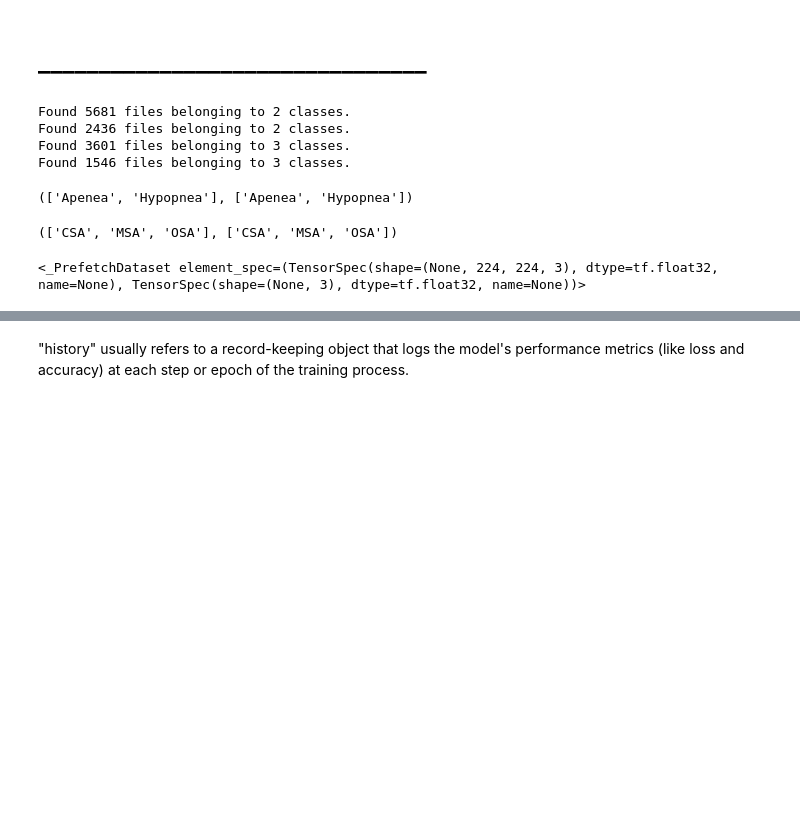
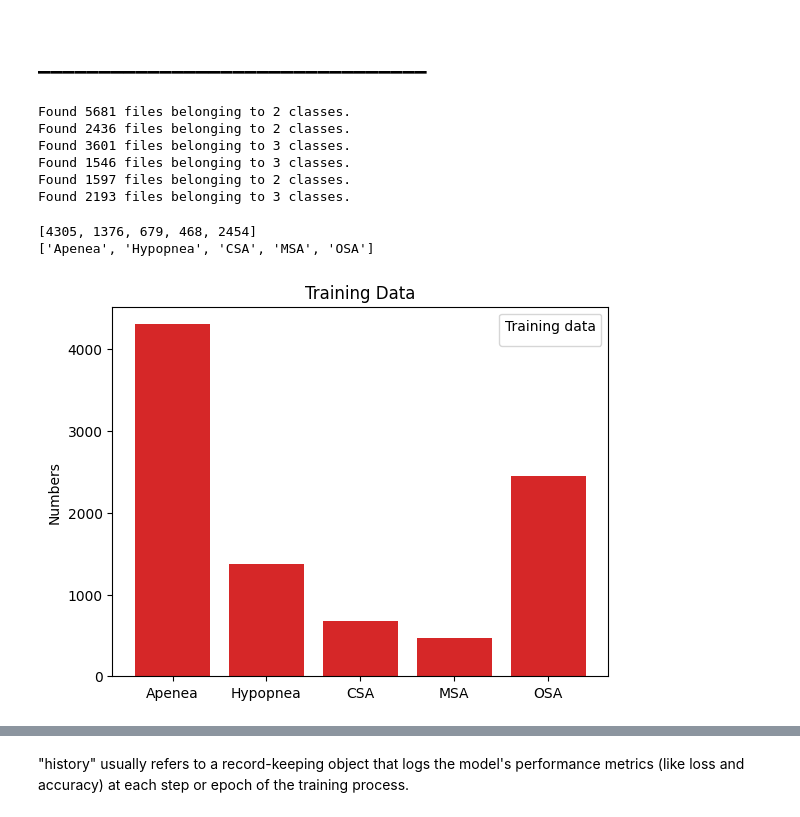
Before and after one commit to poudelef/Hierarchy-Model, a Jupyter notebook: STFT.ipynb, the cells around one changed output, grey strips where cells are left out. Cells and saved outputs as stored; diff of their text form; code cells hidden in the pictures; blank space fills up the shorter version.

```diff
--- a/STFT.ipynb
+++ b/STFT.ipynb
@@ -323,4 +243,5 @@ test_a_dir = path+"/HSA_2_test"
 # %%
+import tensorflow as tf
 IMG_SIZE = (224,224)
 BATCH_SIZE = 32
 
@@ -347,20 +268,63 @@ test_a_data = tf.keras.preprocessing.image_dataset_from_directory(test_a_dir,
                                                                 batch_size = BATCH_SIZE,
                                                                 label_mode ="categorical",
                                                                 shuffle=True)
+
+H1_test_data = tf.keras.preprocessing.image_dataset_from_directory(H1_test_30_people,
+                                                                   image_size = IMG_SIZE,
+                                                                   batch_size = BATCH_SIZE,
+                                                                   label_mode = "categorical",
+                                                                   shuffle = True,
+                                                                   )
+
+H2_test_data = tf.keras.preprocessing.image_dataset_from_directory(H2_test_30_people,
+                                                                   image_size = IMG_SIZE,
+                                                                   batch_size = BATCH_SIZE,
+                                                                   label_mode = "categorical",
+                                                                   shuffle = True,
+                                                                   )
 # %% [output]
 Found 5681 files belonging to 2 classes.
 Found 2436 files belonging to 2 classes.
 Found 3601 files belonging to 3 classes.
 Found 1546 files belonging to 3 classes.
+Found 1597 files belonging to 2 classes.
+Found 2193 files belonging to 3 classes.
-# %%
-train_m_data.class_names, test_m_data.class_names
-# %% [output]
-(['Apenea', 'Hypopnea'], ['Apenea', 'Hypopnea'])
-# %%
-train_a_data.class_names, test_a_data.class_names
-# %% [output]
-(['CSA', 'MSA', 'OSA'], ['CSA', 'MSA', 'OSA'])
-# %%
-train_a_data
-# %% [output]
-<_PrefetchDataset element_spec=(TensorSpec(shape=(None, 224, 224, 3), dtype=tf.float32, name=None), TensorSpec(shape=(None, 3), dtype=tf.float32, name=None))>
+# %%
+
+a = os.listdir("/content/drive/MyDrive/DeepLearning_data_2type_auto/train/Apenea/")
+h = os.listdir("/content/drive/MyDrive/DeepLearning_data_2type_auto/train/Hypopnea//")
+c = os.listdir("/content/drive/MyDrive/DeepLearning_data_2type_auto/train/CSA/")
+m = os.listdir("/content/drive/MyDrive/DeepLearning_data_2type_auto/train//MSA/")
+o = os.listdir("/content/drive/MyDrive/DeepLearning_data_2type_auto/train/OSA/")
+
+sizes = []
+n = [a,h,c,m,o]
+for i in n:
+  sizes.append(len(i))
+print(sizes)
+
+train_a_data.class_names
+lables = train_m_data.class_names + train_a_data.class_names
+print(lables)
+
+
+import matplotlib.pyplot as plt
+
+fig, ax = plt.subplots()
+
+lables = lables
+counts = sizes
+
+bar_colors = ['tab:red']
+
+ax.bar(lables, counts, color=bar_colors)
+
+ax.set_ylabel('Numbers')
+ax.set_title('Training Data')
+ax.legend(title='Training data')
+
+plt.show()
+# %% [output]
+[4305, 1376, 679, 468, 2454]
+['Apenea', 'Hypopnea', 'CSA', 'MSA', 'OSA']
+[figure, added]
```
Also changed, not shown: parts of 45 cells of this notebook.
